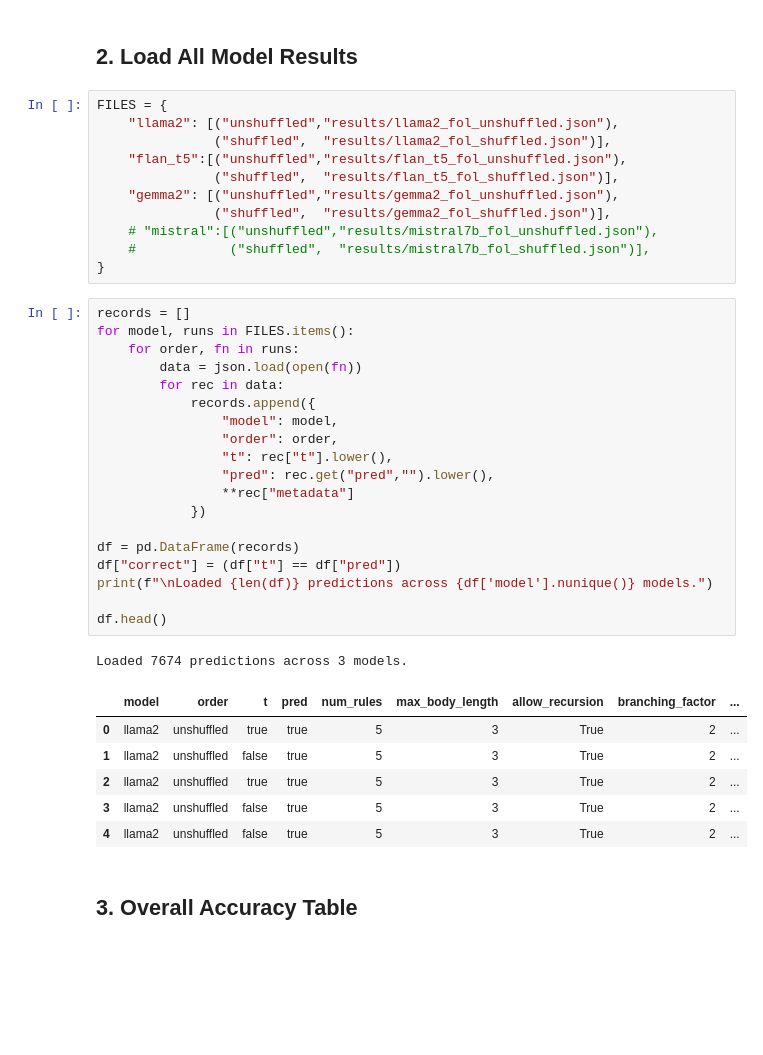
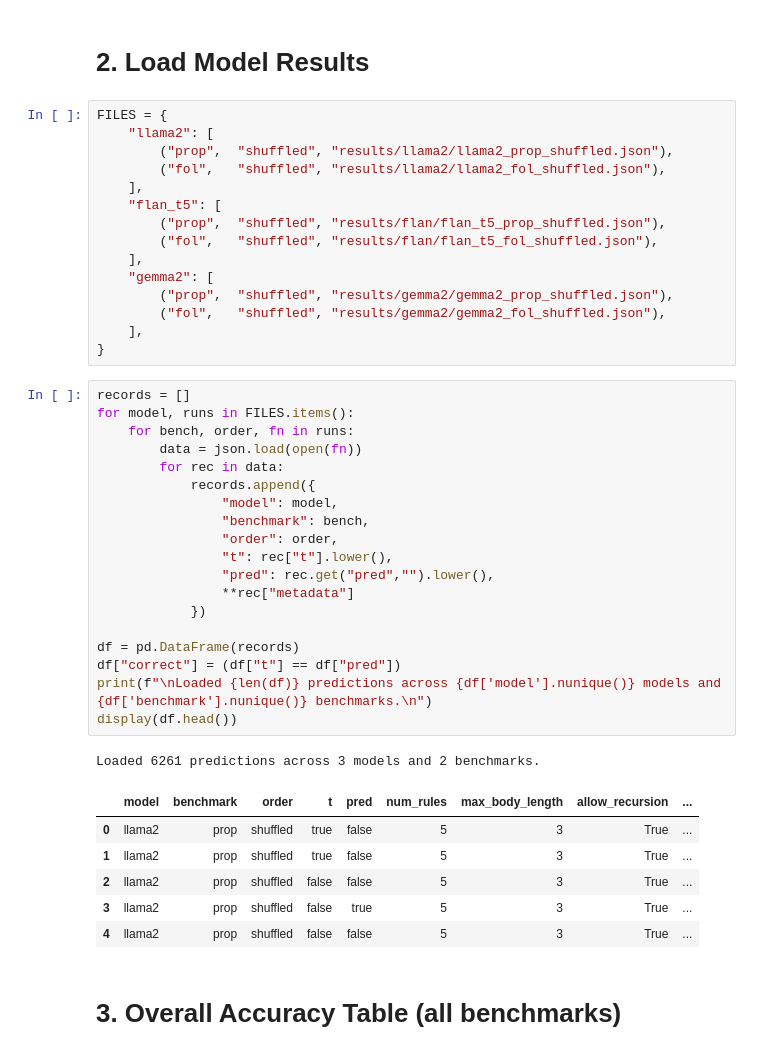
Before and after one commit to kar1shma/Final-Year-Project, a Jupyter notebook: results_analysis.ipynb, the cells around one changed output. Cells and saved outputs as stored; diff of their text form; blank space fills up the shorter version.

Commit message:
final results notebook and eval script

```diff
--- a/results_analysis.ipynb
+++ b/results_analysis.ipynb
@@ -33,43 +34,47 @@ FOL tasks: 1279
 # %% [markdown]
-## 2. Load All Model Results
+# 2. Load Model Results
-# %%
-FILES = {
-    "llama2": [("unshuffled","results/llama2_fol_unshuffled.json"),
-               ("shuffled",  "results/llama2_fol_shuffled.json")],
-    "flan_t5":[("unshuffled","results/flan_t5_fol_unshuffled.json"),
-               ("shuffled",  "results/flan_t5_fol_shuffled.json")],
-    "gemma2": [("unshuffled","results/gemma2_fol_unshuffled.json"),
-               ("shuffled",  "results/gemma2_fol_shuffled.json")],
-    # "mistral":[("unshuffled","results/mistral7b_fol_unshuffled.json"),
-    #            ("shuffled",  "results/mistral7b_fol_shuffled.json")],
-}
+# %%
+FILES = {
+    "llama2": [
+        ("prop",  "shuffled", "results/llama2/llama2_prop_shuffled.json"),
+        ("fol",   "shuffled", "results/llama2/llama2_fol_shuffled.json"),
+    ],
+    "flan_t5": [
+        ("prop",  "shuffled", "results/flan/flan_t5_prop_shuffled.json"),
+        ("fol",   "shuffled", "results/flan/flan_t5_fol_shuffled.json"),
+    ],
+    "gemma2": [
+        ("prop",  "shuffled", "results/gemma2/gemma2_prop_shuffled.json"),
+        ("fol",   "shuffled", "results/gemma2/gemma2_fol_shuffled.json"),
+    ],
+}
 # %%
 records = []
 for model, runs in FILES.items():
-    for order, fn in runs:
+    for bench, order, fn in runs:
         data = json.load(open(fn))
         for rec in data:
             records.append({
                 "model": model,
+                "benchmark": bench,
                 "order": order,
                 "t": rec["t"].lower(),
                 "pred": rec.get("pred","").lower(),
                 **rec["metadata"]
             })
 
 df = pd.DataFrame(records)
 df["correct"] = (df["t"] == df["pred"])
-print(f"\nLoaded {len(df)} predictions across {df['model'].nunique()} models.")
-
-df.head()
+print(f"\nLoaded {len(df)} predictions across {df['model'].nunique()} models and {df['benchmark'].nunique()} benchmarks.\n")
+display(df.head())
 # %% [output]
-Loaded 7674 predictions across 3 models.
+Loaded 6261 predictions across 3 models and 2 benchmarks.
-|  | model | order | t | pred | num_rules | max_body_length | allow_recursion | branching_factor | ... |
-| 0 | llama2 | unshuffled | true | true | 5 | 3 | True | 2 | ... |
-| 1 | llama2 | unshuffled | false | true | 5 | 3 | True | 2 | ... |
-| 2 | llama2 | unshuffled | true | true | 5 | 3 | True | 2 | ... |
-| 3 | llama2 | unshuffled | false | true | 5 | 3 | True | 2 | ... |
-| 4 | llama2 | unshuffled | false | true | 5 | 3 | True | 2 | ... |
+|  | model | benchmark | order | t | pred | num_rules | max_body_length | allow_recursion | ... |
+| 0 | llama2 | prop | shuffled | true | false | 5 | 3 | True | ... |
+| 1 | llama2 | prop | shuffled | true | false | 5 | 3 | True | ... |
+| 2 | llama2 | prop | shuffled | false | false | 5 | 3 | True | ... |
+| 3 | llama2 | prop | shuffled | false | true | 5 | 3 | True | ... |
+| 4 | llama2 | prop | shuffled | false | false | 5 | 3 | True | ... |
 # %% [markdown]
-## 3. Overall Accuracy Table
+# 3. Overall Accuracy Table (all benchmarks)
 # %%
```
Also changed, not shown: parts of 22 cells of this notebook, 3 other files.
